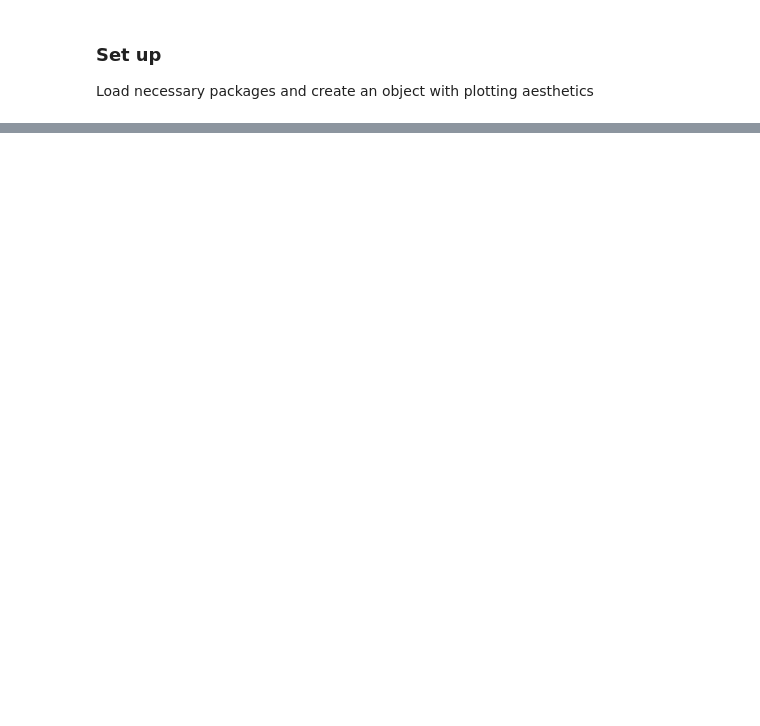
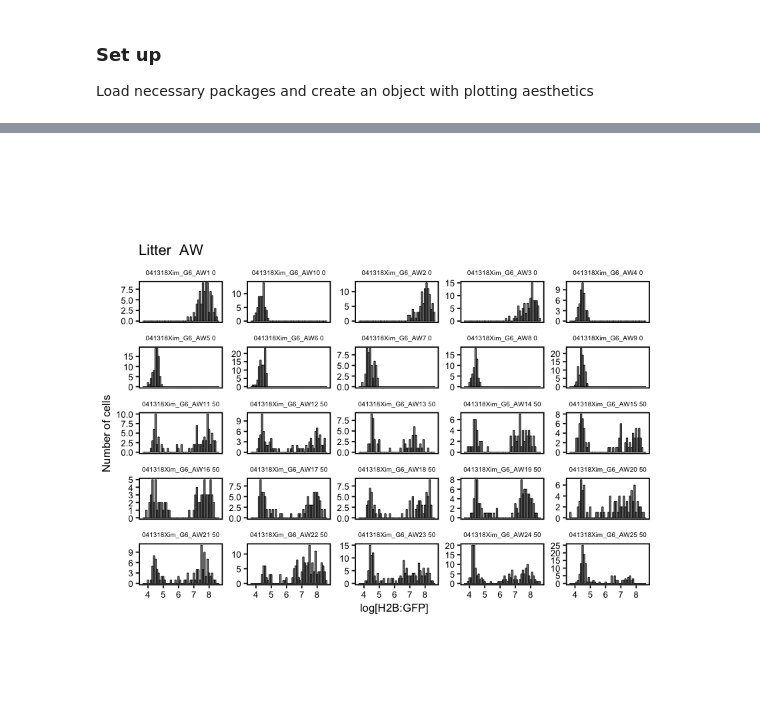
Before and after one commit to nestorsaiz/saiz-et-al_2020, a Jupyter notebook: notebooks/GFP-classification.ipynb, the cells around one changed output, grey strips where cells are left out. Saved outputs shown, nothing was run; the diff lists cells and outputs as text; code cells hidden in the pictures; blank space fills up the shorter version.

```diff
--- a/notebooks/GFP-classification.ipynb
+++ b/notebooks/GFP-classification.ipynb
@@ -36,0 +101,24 @@ Read in data
+# %%
+# Choose an example litter
+my.litter <- 'AW'
+
+# Plot histogram
+histos <- ggplot(data = g6.chimeras %>%
+                 filter(Litter == my.litter,
+                        Channel == 'CH2',
+                        CH2.ab2 == 'af488.ck'),
+                 aes(x = CH2.logCor))
+        histos <- histos + geom_histogram(color = 'black', binwidth = 0.1,
+                                          alpha = 0.75, size = 0.25)
+        histos <- histos + looks
+        histos <- histos + labs(x = 'log[H2B:GFP]', y = 'Number of cells',
+                                title = paste('Litter ', my.litter))
+        histos <- histos + facet_wrap( ~ reorder(paste(Embryo_ID, t0.donor),
+                                      t0.donor), scales = 'free_y')
+        histos <- histos + theme(aspect.ratio = 1/2,
+                                 strip.text = element_text(size = 6),
+                                 axis.text = element_text(size = 8),
+                                 axis.title = element_text(size = 10))
+        print(histos)
+# %% [output]
+[figure, added]
```
Also changed, not shown: parts of 16 cells of this notebook.
